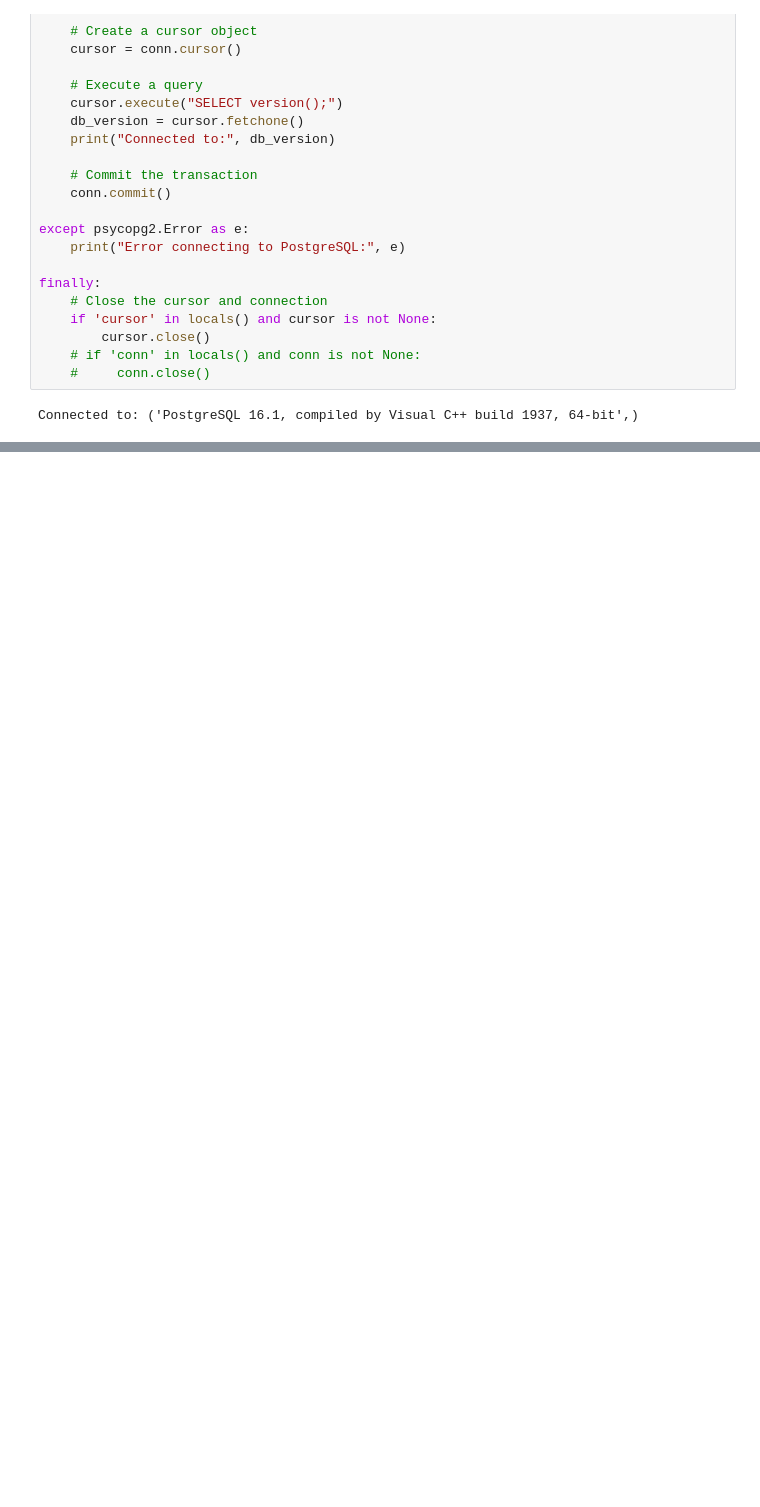
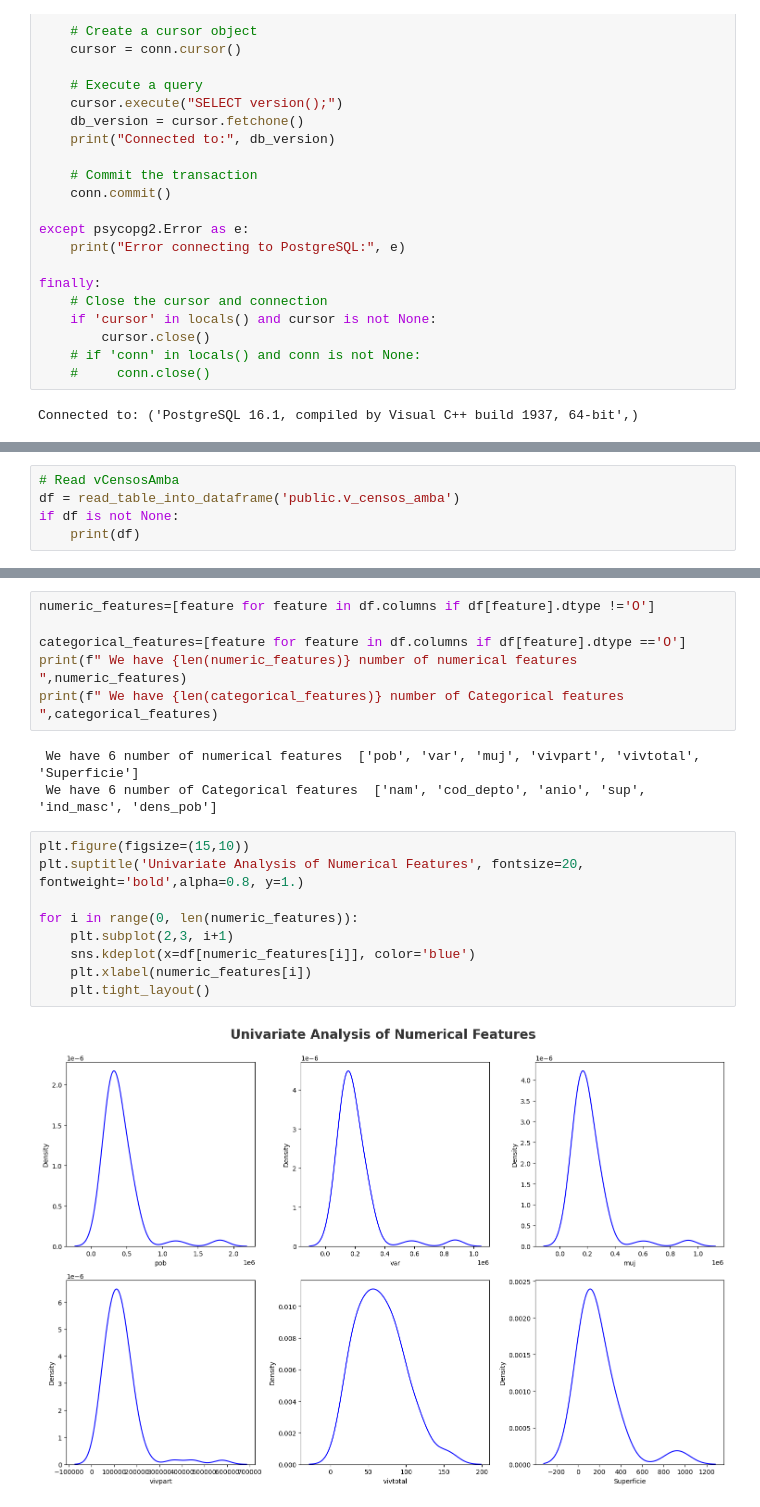
Before and after one commit to fmeseri/ITBA_TFI, a Jupyter notebook: code/python/notebooks/EDA_censos.ipynb, the cells around one changed output, grey strips where cells are left out. Drawn from its saved outputs; the diff is of its cells as text; blank space fills up the shorter version.

```diff
--- a/code/python/notebooks/EDA_censos.ipynb
+++ b/code/python/notebooks/EDA_censos.ipynb
@@ -68,0 +87,5 @@ NameError: name 'df' is not defined
+# %%
+# Read vCensosAmba
+df = read_table_into_dataframe('public.v_censos_amba')
+if df is not None:
+    print(df)
@@ -68,0 +150,20 @@ NameError: name 'df' is not defined
+# %%
+numeric_features=[feature for feature in df.columns if df[feature].dtype !='O']
+
+categorical_features=[feature for feature in df.columns if df[feature].dtype =='O']
+print(f" We have {len(numeric_features)} number of numerical features ",numeric_features)
+print(f" We have {len(categorical_features)} number of Categorical features ",categorical_features)
+# %% [output]
+ We have 6 number of numerical features  ['pob', 'var', 'muj', 'vivpart', 'vivtotal', 'Superficie']
+ We have 6 number of Categorical features  ['nam', 'cod_depto', 'anio', 'sup', 'ind_masc', 'dens_pob']
+# %%
+plt.figure(figsize=(15,10))
+plt.suptitle('Univariate Analysis of Numerical Features', fontsize=20, fontweight='bold',alpha=0.8, y=1.)
+
+for i in range(0, len(numeric_features)):
+    plt.subplot(2,3, i+1)
+    sns.kdeplot(x=df[numeric_features[i]], color='blue')
+    plt.xlabel(numeric_features[i])
+    plt.tight_layout()
+# %% [output]
+[figure, added]
```
Also changed, not shown: parts of 22 cells of this notebook, 11 other files.
